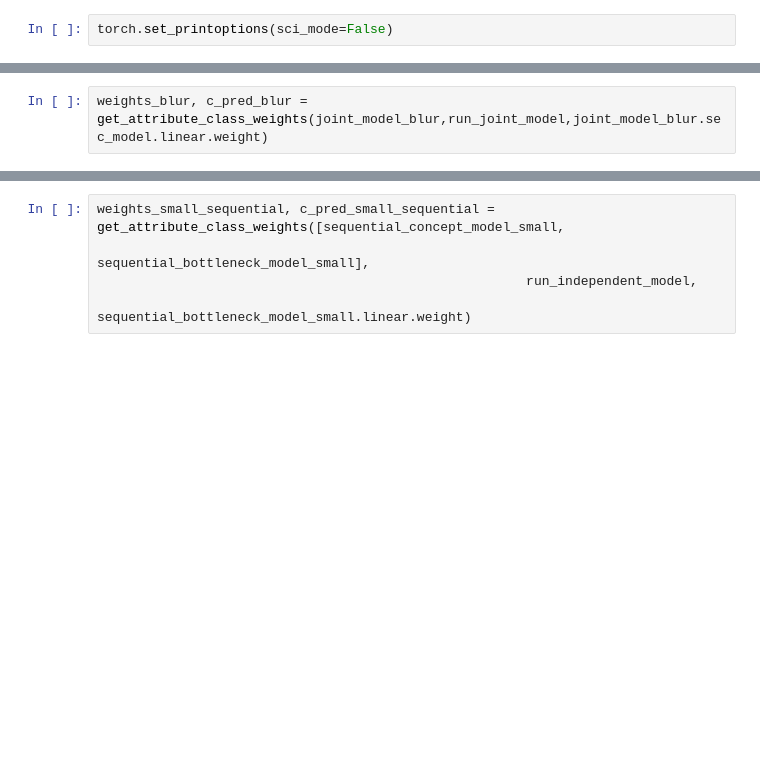
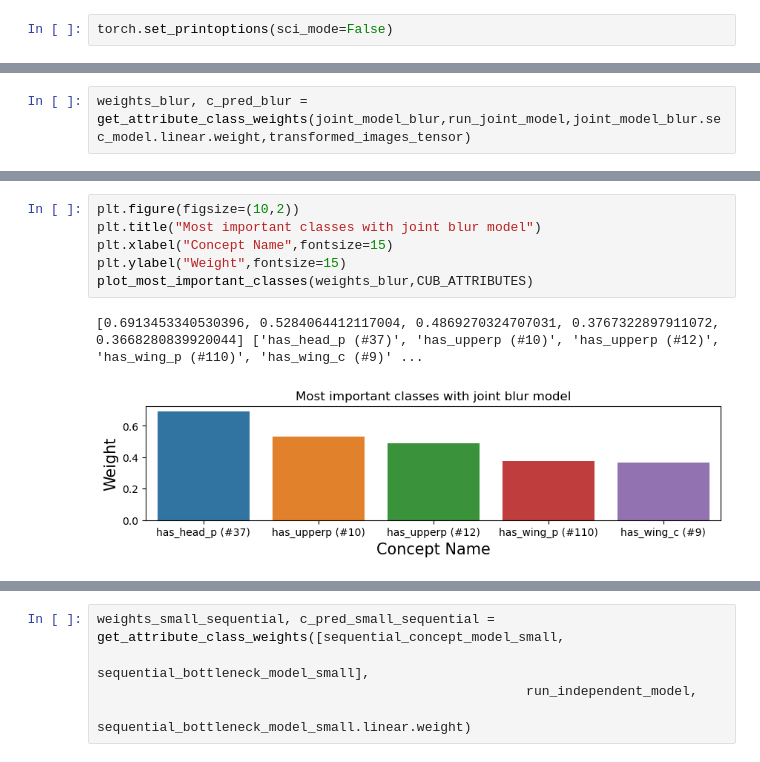
Before and after one commit to naveenr414/Spurious-Concepts, a Jupyter notebook: scripts/Known Correlation.ipynb, the cells around one changed output, grey strips where cells are left out. Saved outputs shown, nothing was run; the diff lists cells and outputs as text; blank space fills up the shorter version.

```diff
--- a/scripts/Known Correlation.ipynb
+++ b/scripts/Known Correlation.ipynb
@@ -454,3 +305,3 @@ weights_small, c_pred_small = get_attribute_class_weights(joint_model_small,run_
 # %%
-weights_blur, c_pred_blur = get_attribute_class_weights(joint_model_blur,run_joint_model,joint_model_blur.sec_model.linear.weight)
+weights_blur, c_pred_blur = get_attribute_class_weights(joint_model_blur,run_joint_model,joint_model_blur.sec_model.linear.weight,transformed_images_tensor)
 # %%
@@ -482,0 +342,9 @@ weights_blur_independent, c_pred_blur_independent = get_attribute_class_weights(
+# %%
+plt.figure(figsize=(10,2))
+plt.title("Most important classes with joint blur model")
+plt.xlabel("Concept Name",fontsize=15)
+plt.ylabel("Weight",fontsize=15)
+plot_most_important_classes(weights_blur,CUB_ATTRIBUTES)
+# %% [output]
+[0.6913453340530396, 0.5284064412117004, 0.4869270324707031, 0.3767322897911072, 0.3668280839920044] ['has_head_p (#37)', 'has_upperp (#10)', 'has_upperp (#12)', 'has_wing_p (#110)', 'has_wing_c (#9)' ...
+[figure, added]
```
Also changed, not shown: parts of 41 cells of this notebook, 7 other files.
